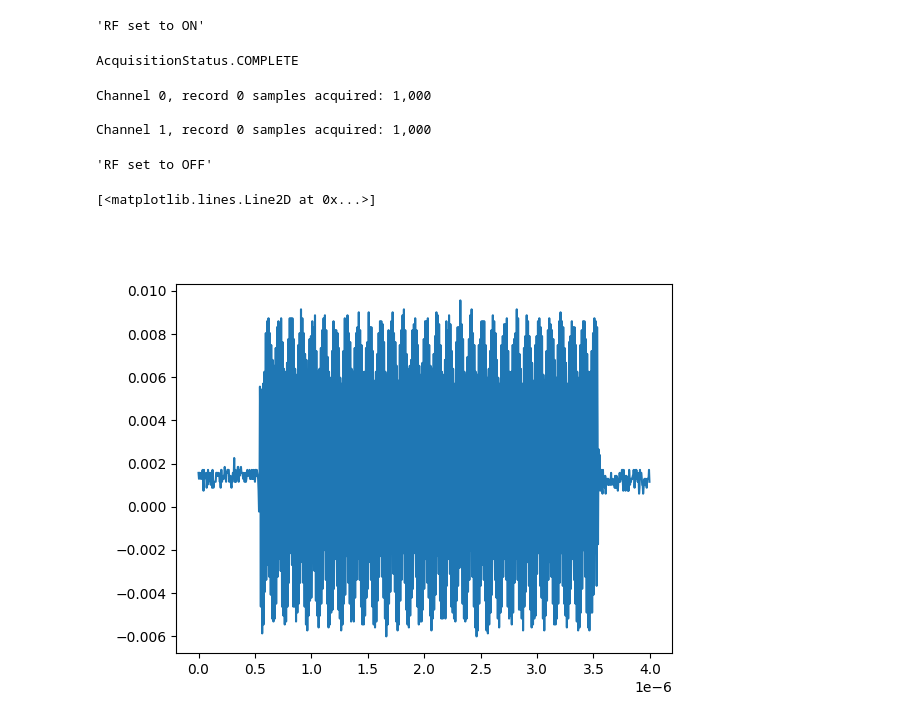
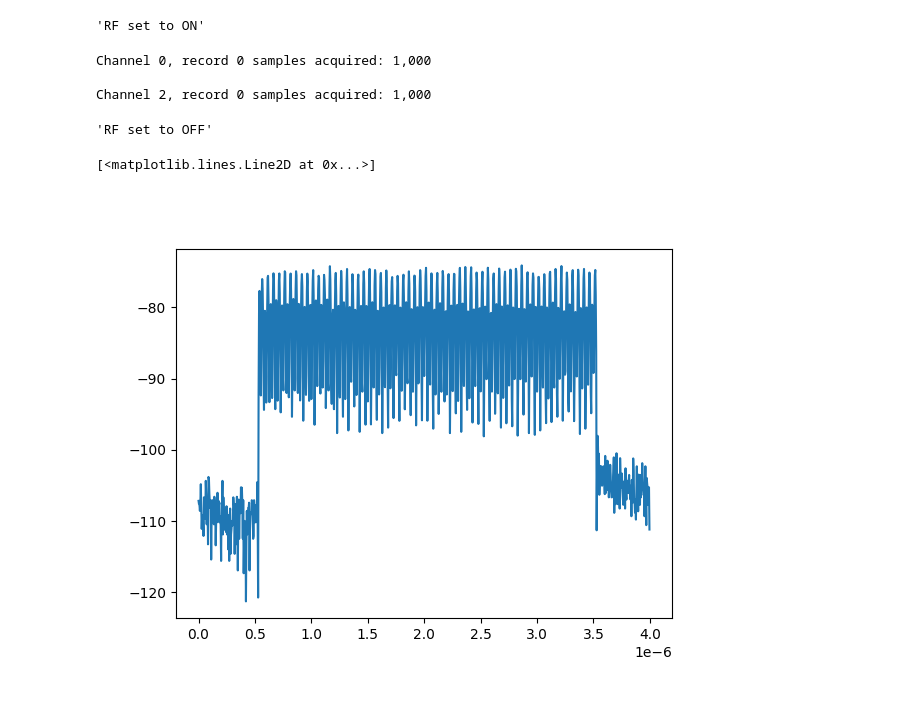
Before and after one commit to biqute/QTLab2324, a Jupyter notebook: PAandQubit/Actual_Work/IQMixer.ipynb, the cells around one changed output. Drawn from its saved outputs; the diff is of its cells as text; code cells hidden in the pictures.

```diff
--- a/PAandQubit/Actual_Work/IQMixer.ipynb
+++ b/PAandQubit/Actual_Work/IQMixer.ipynb
@@ -102,54 +103,52 @@ SMA100B: Connection successful!
 5170R: Available communication!
 'RF set to ON'
 # %%
-sGen.pul_state(1)
-sGen.RF_state(1)
-time.sleep(0.1)
-waveforms = pxie.acquisition(sGen.pul_exe_sing_trig)
-sGen.pul_state(0)
-sGen.RF_state(0)
-data = waveforms[0].samples.tolist()
+# sGen.pul_state(1)
+# sGen.RF_state(1)
+# time.sleep(0.1)
+# waveforms = pxie.acquisition(sGen.pul_exe_sing_trig)
+# sGen.pul_state(0)
+# sGen.RF_state(0)
+# data = waveforms[0].samples.tolist()
-# %% [output]
-AcquisitionStatus.COMPLETE
 # %%
-# with ni.Session("PXI1Slot3") as session: # Name of the device
-#     session.reset_with_defaults()
-#     session.channels[0].configure_vertical(range=2.0, coupling=ni.VerticalCoupling.AC) # I
-#     # session.channels[1].configure_vertical(range=2.0, coupling=ni.VerticalCoupling.AC) # Q
-#     session.configure_horizontal_timing(
-#         min_sample_rate     = 250e6,
-#         min_num_pts         = int(1000),
-#         ref_position        = 0,
-#         num_records         = 1,
-#         enforce_realtime    = True
-#         )
+with ni.Session("PXI1Slot3") as session: # Name of the device
+    session.reset_with_defaults()
+    session.channels[0].configure_vertical(range=2.0, coupling=ni.VerticalCoupling.AC) # I
+    session.channels[2].configure_vertical(range=2.0, coupling=ni.VerticalCoupling.AC) # Q
+    session.configure_horizontal_timing(
+        min_sample_rate     = 250e6,
+        min_num_pts         = int(1000),
+        ref_position        = 0,
+        num_records         = 1,
+        enforce_realtime    = True
+        )
 
-#     session.configure_trigger_digital(
-#         trigger_source      = 'VAL_PFI_0',
-#         slope               = ni.TriggerSlope.POSITIVE,
-#         holdoff             = 0,
-#         delay               = 0
-#         )
+    session.configure_trigger_digital(
+        trigger_source      = 'VAL_PFI_0',
+        slope               = ni.TriggerSlope.POSITIVE,
+        holdoff             = 0,
+        delay               = 0
+        )
 
-#     with session.initiate():
-#         waveforms = session.channels[0, 1].fetch()
-#     for wfm in waveforms:
-#         print('Channel {0}, record {1} samples acquired: {2:,}\n'.format(wfm.channel, wfm.record, len(wfm.samples)))
+    with session.initiate():
+        waveforms = session.channels[0, 2].fetch()
+    for wfm in waveforms:
+        print('Channel {0}, record {1} samples acquired: {2:,}\n'.format(wfm.channel, wfm.record, len(wfm.samples)))
 
-# fsl.set_output('OFF')
+fsl.set_output('OFF')
 # %% [output]
 Channel 0, record 0 samples acquired: 1,000
 
-Channel 1, record 0 samples acquired: 1,000
+Channel 2, record 0 samples acquired: 1,000
 'RF set to OFF'
 # %%
 a = waveforms[0].samples.tolist()
-# b = waveforms[1].samples.tolist()
+b = waveforms[1].samples.tolist()
 plt.figure()
-plt.plot(np.arange(len(a))/250e6, a)#20*np.log10(np.array(a)**2+np.array(b)**2))
+plt.plot(np.arange(len(a))/250e6, 20*np.log10(np.array(a)**2 + np.array(b)**2))
 # %% [output]
 [<matplotlib.lines.Line2D at 0x...>]
-[figure, old version]
+[figure, new version]
 # %%
 def weight_factor (ft, range_mask):
     # tot_int = np.trapz(ft)
```
Also changed, not shown: parts of 8 cells of this notebook.
